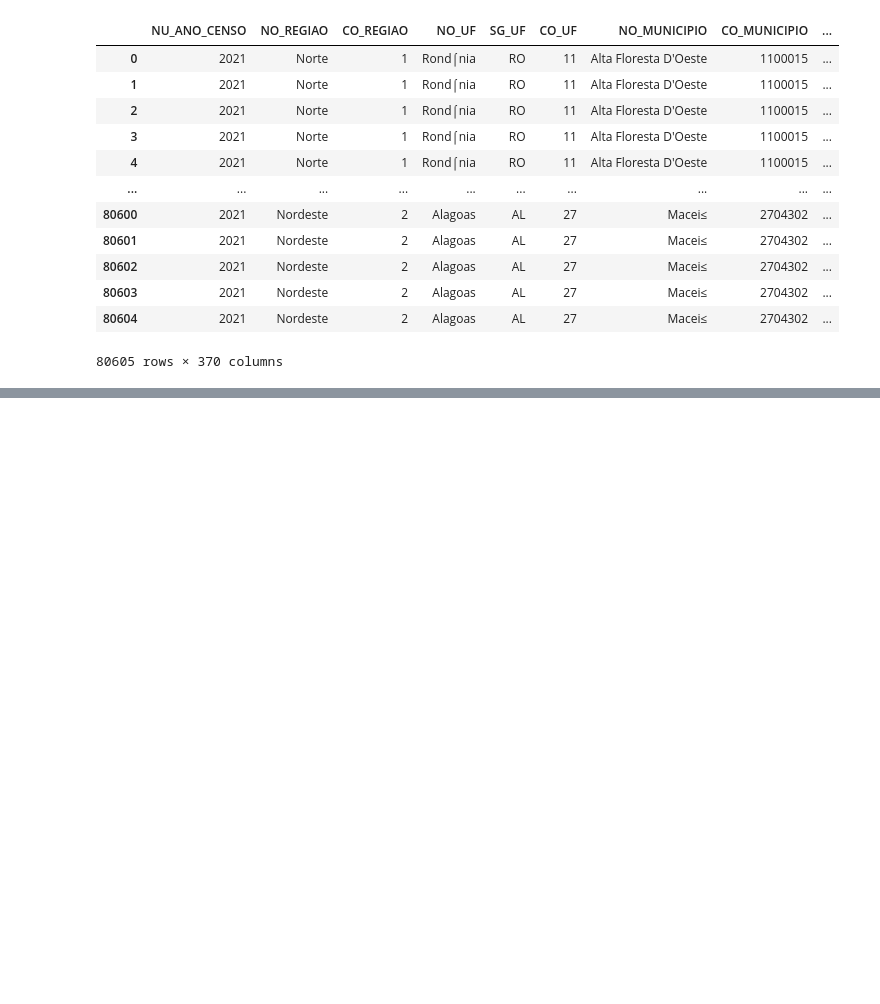
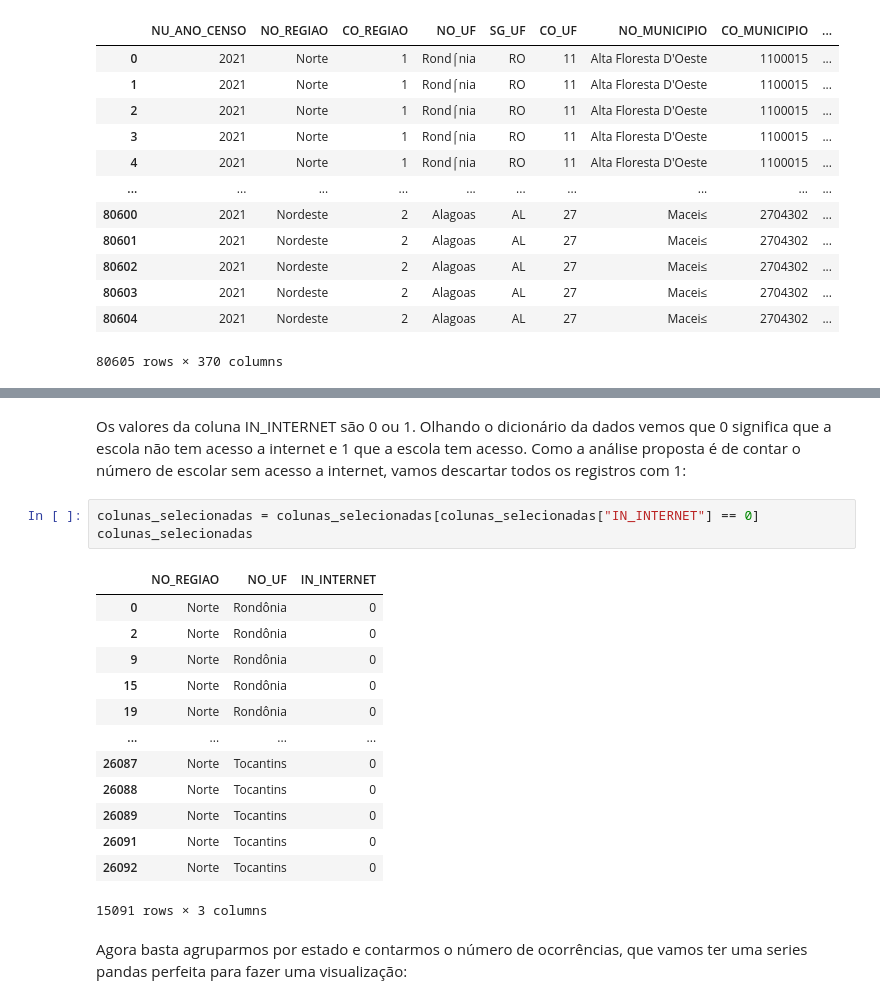
Before and after one commit to gtironi/a1_lp, a Jupyter notebook: data_analysis_marciano.ipynb, the cells around one changed output, grey strips where cells are left out. Saved outputs shown, nothing was run; the diff lists cells and outputs as text; blank space fills up the shorter version.

Commit message:
análise de dados marciano quase concluída

```diff
--- a/data_analysis_marciano.ipynb
+++ b/data_analysis_marciano.ipynb
@@ -30,0 +108,21 @@ AttributeError: module 'data_cleaner' has no attribute 'corrige_nome_estados'
+# %% [markdown]
+Os valores da coluna IN_INTERNET são 0 ou 1. Olhando o dicionário da dados vemos que 0 significa que a escola não tem acesso a internet e 1 que a escola tem acesso. Como a análise proposta é de contar o número de escolar sem acesso a internet, vamos descartar todos os registros com 1:
+# %%
+colunas_selecionadas = colunas_selecionadas[colunas_selecionadas["IN_INTERNET"] == 0]
+colunas_selecionadas
+# %% [output]
+|  | NO_REGIAO | NO_UF | IN_INTERNET |
+| 0 | Norte | Rondônia | 0 |
+| 2 | Norte | Rondônia | 0 |
+| 9 | Norte | Rondônia | 0 |
+| 15 | Norte | Rondônia | 0 |
+| 19 | Norte | Rondônia | 0 |
+| ... | ... | ... | ... |
+| 26087 | Norte | Tocantins | 0 |
+| 26088 | Norte | Tocantins | 0 |
+| 26089 | Norte | Tocantins | 0 |
+| 26091 | Norte | Tocantins | 0 |
+| 26092 | Norte | Tocantins | 0 |
+15091 rows × 3 columns
+# %% [markdown]
+Agora basta agruparmos por estado e contarmos o número de ocorrências, que vamos ter uma series pandas perfeita para fazer uma visualização:
```
Also changed, not shown: parts of 10 cells of this notebook, 2 other files.
